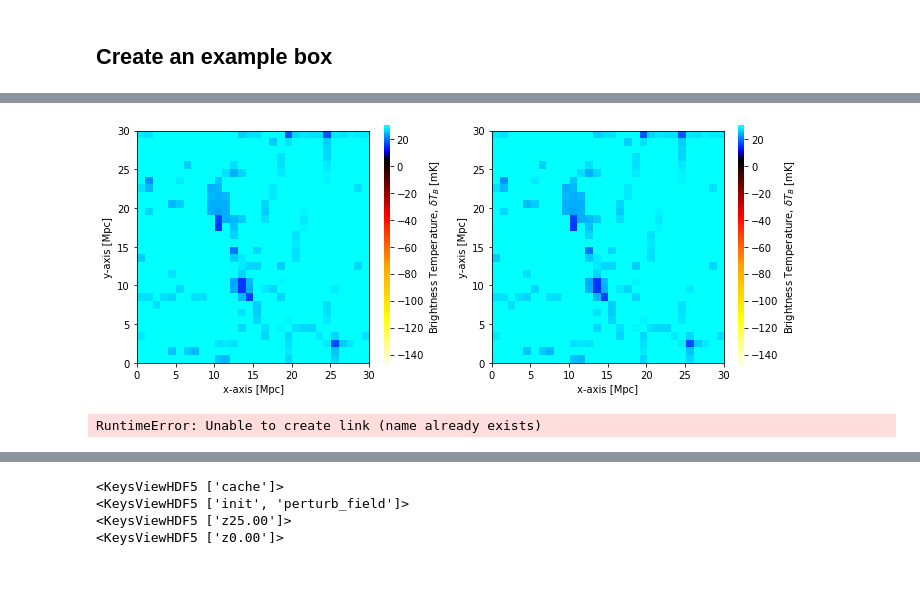
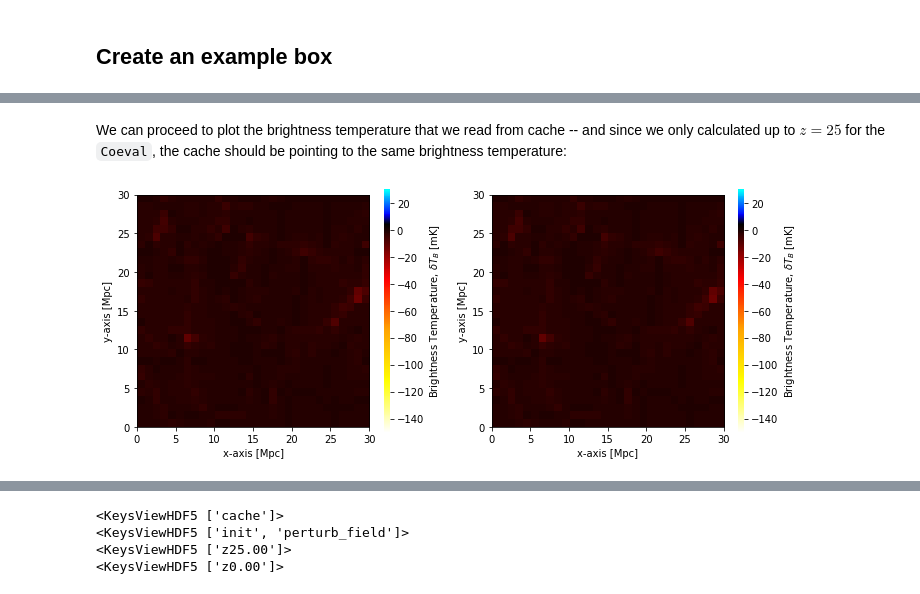
Before and after one commit to 21cmfast/21cmFAST, a Jupyter notebook: docs/tutorials/gather_data.ipynb, the cells around one changed output, grey strips where cells are left out. Saved outputs shown, nothing was run; the diff lists cells and outputs as text; code cells hidden in the pictures.

```diff
--- a/docs/tutorials/gather_data.ipynb
+++ b/docs/tutorials/gather_data.ipynb
@@ -60,6 +43,7 @@ We first run a coeval box and lightcone to have something to read later
 coeval = p21c.run_coeval(
     redshift = 25.0,
     user_params = {"HII_DIM": 30, "BOX_LEN": 30},
+    flag_options={"USE_TS_FLUCT": True},
     random_seed=1978,
     write=True
 )
@@ -68,6 +52,7 @@ lightcone = p21c.run_lightcone(
     redshift = 25.0,
     max_redshift = 35.0,
     user_params = {"HII_DIM": 30, "BOX_LEN": 30},
+    flag_options={"USE_TS_FLUCT": True},
     random_seed=1978,
     lightcone_quantities=("brightness_temp", 'density'),
     global_quantities=("brightness_temp", 'density', 'xH_box'),
@@ -86,0 +65,2 @@ lightcone = p21c.run_lightcone(
+# %%
+brightness_temp_z25 = coeval.get_cached_data(redshift=25.1, kind='brightness_temp', load_data=True)
@@ -87,26 +78,9 @@ lightcone = p21c.run_lightcone(
+# %% [markdown]
+We can proceed to plot the brightness temperature that we read from cache -- and since we only calculated up to $z=25$ for the `Coeval`, the cache should be pointing to the same brightness temperature:
 # %%
-T21cache = coeval.get_cached_data(redshift=25.1, kind='brightness_temp', load_data=True);
-#this reads the cached data of some kind at the z closest to redshift (which will be 25.0 for us)
-#kinds that can be read are "perturb_field", "ionized_box", "spin_temp", and "brightness_temp" at z, plus "init"
-
 fig, ax = plt.subplots(1,2, figsize=(10,4))
 plotting.coeval_sliceplot(coeval, ax=ax[0], fig=fig)
-plotting.coeval_sliceplot(T21cache, ax=ax[1], fig=fig)
+plotting.coeval_sliceplot(brightness_temp_z25, ax=ax[1], fig=fig)
 plt.tight_layout()
-#they are identical
 # %% [output]
-[figure, old version]
+[figure, new version]
-# %%
-#you can also create a file with all the data together.
-folderdata = '_cache'
-filename = "gathered_coeval_data.h5"
-
-coeval.gather(
-        fname=filename,
-        kinds=("perturb_field", "init"),
-        direc=folderdata,
-        )
-#this gathers all the cached data, spread amongst many files, into a single one (fname), that can be read in any machine
-#note that this duplicates a lot of data, so it's expensive, and cannot be run if the file already exists
-# %% [output]
-RuntimeError: Unable to create link (name already exists)
```
Also changed, not shown: parts of 48 cells of this notebook.
